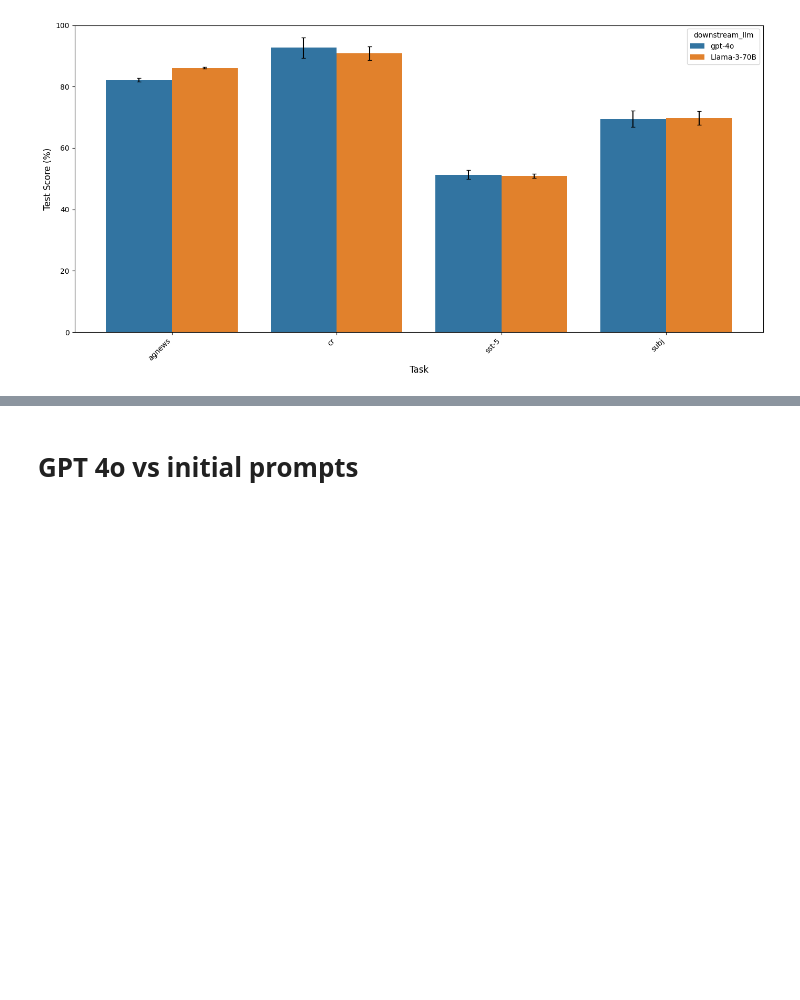
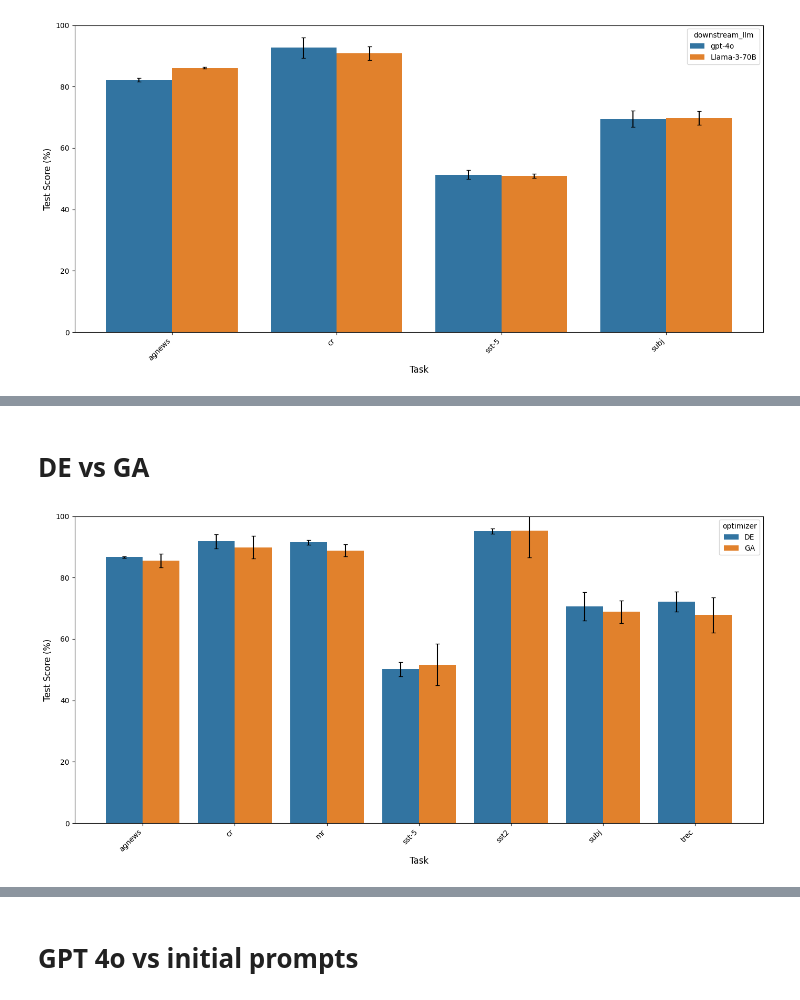
Before and after one commit to finitearth/promptolution, a Jupyter notebook: notebooks/evaluation_experiment.ipynb, the cells around one changed output, grey strips where cells are left out. Saved outputs shown, nothing was run; the diff lists cells and outputs as text; code cells hidden in the pictures; blank space fills up the shorter version.

```diff
--- a/notebooks/evaluation_experiment.ipynb
+++ b/notebooks/evaluation_experiment.ipynb
@@ -259,3 +266,16 @@ get_result_table(fancy_pants)
 | Llama-3-70B | Llama-3-70B | DE | False | 74.83 | 86.67 ± 0.29 | 91.83 ± 0.76 | 50.17 ± 3.25 | 70.67 ± 6.83 |
 |  |  | GA | False | 73.96 | 85.50 ± 2.29 | 89.83 ± 2.25 | 51.67 ± 2.25 | 68.83 ± 8.75 |
 |  | gpt-4o | DE | False | 73.92 | 82.17 ± 0.58 | 92.67 ± 3.33 | 51.33 ± 1.53 | 69.50 ± 2.60 |
+# %% [markdown]
+# DE vs GA
+# %%
+df_comparison = read_best_scores("experiment")
+df_comparison = clean_names(df_comparison)
+df_comparison = df_comparison[df_comparison["meta_llm"]=="Llama-3-70B"]
+
+df_comparison = get_mean_std(df_comparison)
+df_comparison = get_avg_across_tasks(df_comparison)
+
+plot_bar(df_comparison, hue="optimizer")
+# %% [output]
+[figure, added]
```
Also changed, not shown: parts of 12 cells of this notebook, 2 other files.
